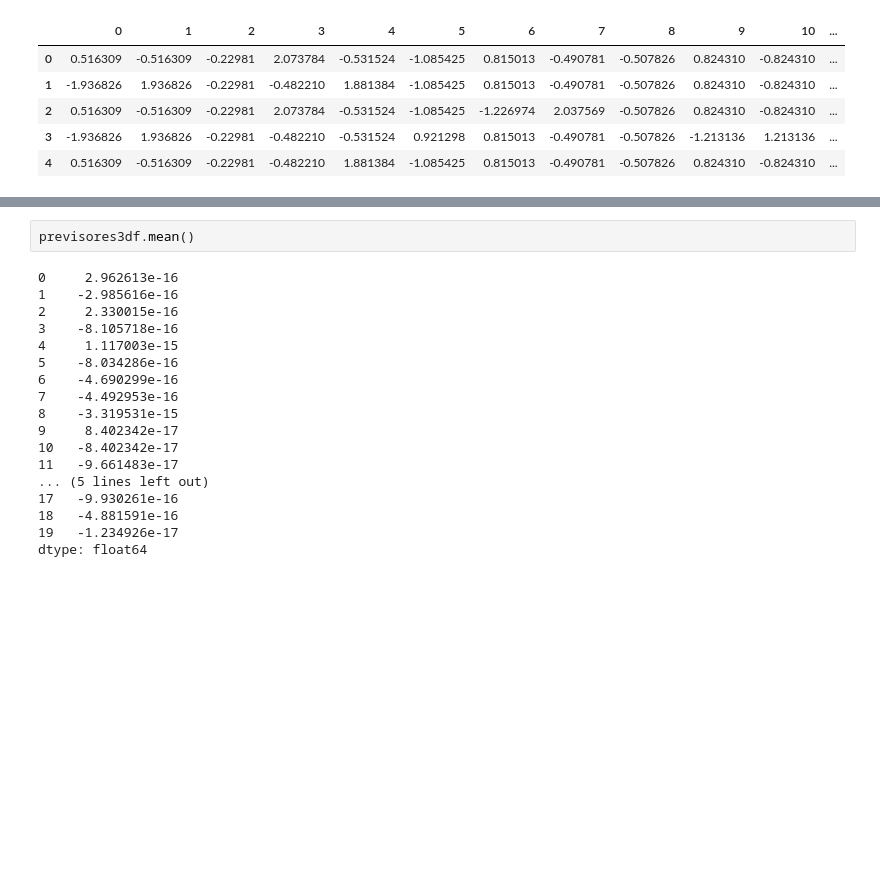
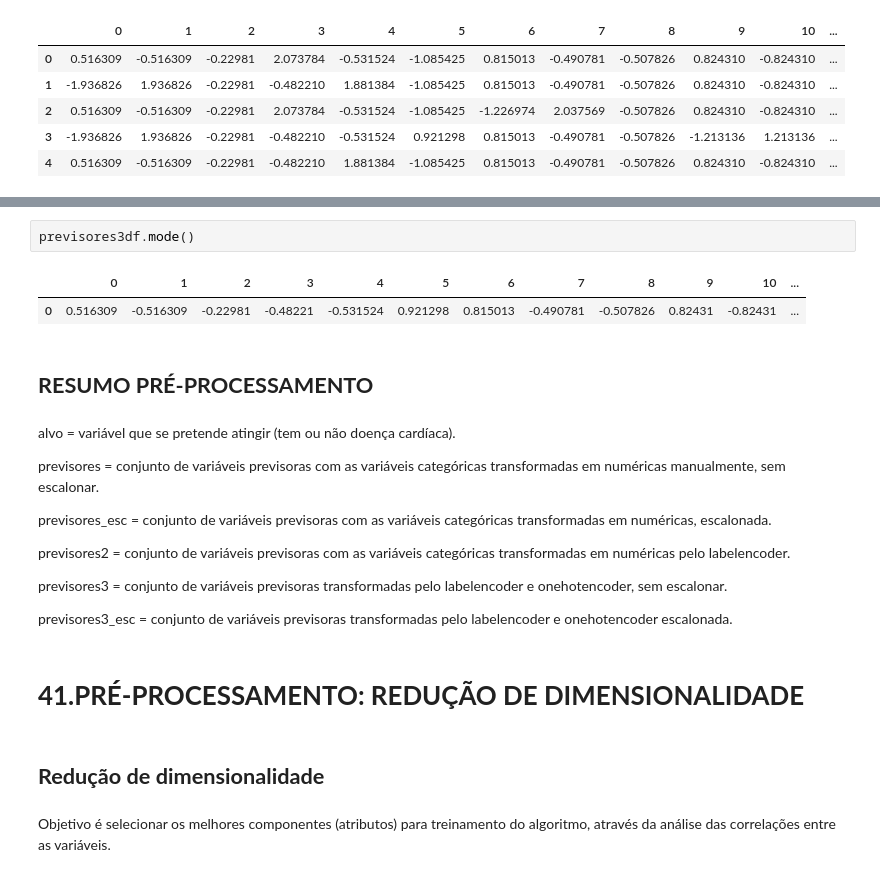
Before and after one commit to mateus-neres/Machine_Learning_com_Python, a Jupyter notebook: Aula_38_a_65.ipynb, the cells around one changed output, grey strips where cells are left out. Drawn from its saved outputs; the diff is of its cells as text; blank space fills up the shorter version.

```diff
--- a/Aula_38_a_65.ipynb
+++ b/Aula_38_a_65.ipynb
@@ -394,22 +390,27 @@ previsores3df.describe()
 | 75% | 5.163086e-01 | -5.163086e-01 | -2.298105e-01 | -4.822104e-01 | -5.315237e-01 | 9.212982e-01 | 8.150134e-01 | -4.907810e-01 | -0.507826 | 8.243101e-01 | 1.213136e+00 | ... |
 | max | 5.163086e-01 | 1.936826e+00 | 4.351412e+00 | 2.073784e+00 | 1.881384e+00 | 9.212982e-01 | 8.150134e-01 | 2.037569e+00 | 1.969177 | 8.243101e-01 | 1.213136e+00 | ... |
 # %%
-previsores3df.mean()
+previsores3df.mode()
 # %% [output]
-0     2.962613e-16
-1    -2.985616e-16
-2     2.330015e-16
-3    -8.105718e-16
-4     1.117003e-15
-5    -8.034286e-16
-6    -4.690299e-16
-7    -4.492953e-16
-8    -3.319531e-15
-9     8.402342e-17
-10   -8.402342e-17
-11   -9.661483e-17
-... (5 lines left out)
-17   -9.930261e-16
-18   -4.881591e-16
-19   -1.234926e-17
-dtype: float64
+|  | 0 | 1 | 2 | 3 | 4 | 5 | 6 | 7 | 8 | 9 | 10 | ... |
+| 0 | 0.516309 | -0.516309 | -0.22981 | -0.48221 | -0.531524 | 0.921298 | 0.815013 | -0.490781 | -0.507826 | 0.82431 | -0.82431 | ... |
+# %% [markdown]
+## **RESUMO PRÉ-PROCESSAMENTO**
+# %% [markdown]
+alvo = variável que se pretende atingir (tem ou não doença cardíaca).
+
+previsores = conjunto de variáveis previsoras com as variáveis categóricas transformadas em numéricas manualmente, sem escalonar.
+
+previsores_esc = conjunto de variáveis previsoras com as variáveis categóricas transformadas em numéricas, escalonada.
+
+previsores2 = conjunto de variáveis previsoras com as variáveis categóricas transformadas em numéricas pelo labelencoder.
+
+previsores3 = conjunto de variáveis previsoras transformadas pelo labelencoder e onehotencoder, sem escalonar.
+
+previsores3_esc = conjunto de variáveis previsoras transformadas pelo labelencoder e onehotencoder escalonada.
+# %% [markdown]
+# **41.PRÉ-PROCESSAMENTO: REDUÇÃO DE DIMENSIONALIDADE**
+# %% [markdown]
+## **Redução de dimensionalidade**
+# %% [markdown]
+Objetivo é selecionar os melhores componentes (atributos) para treinamento do algoritmo, através da análise das correlações entre as variáveis.
```
Also changed, not shown: parts of 34 cells of this notebook.
